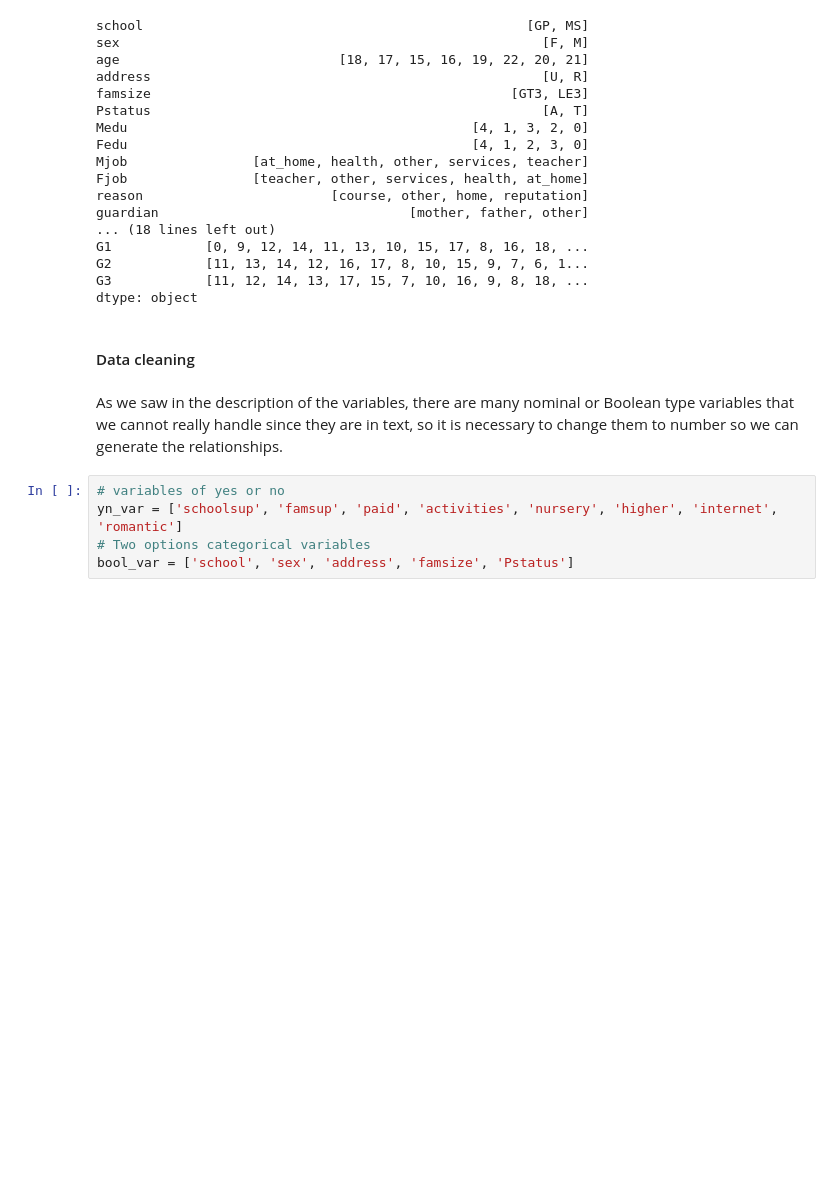
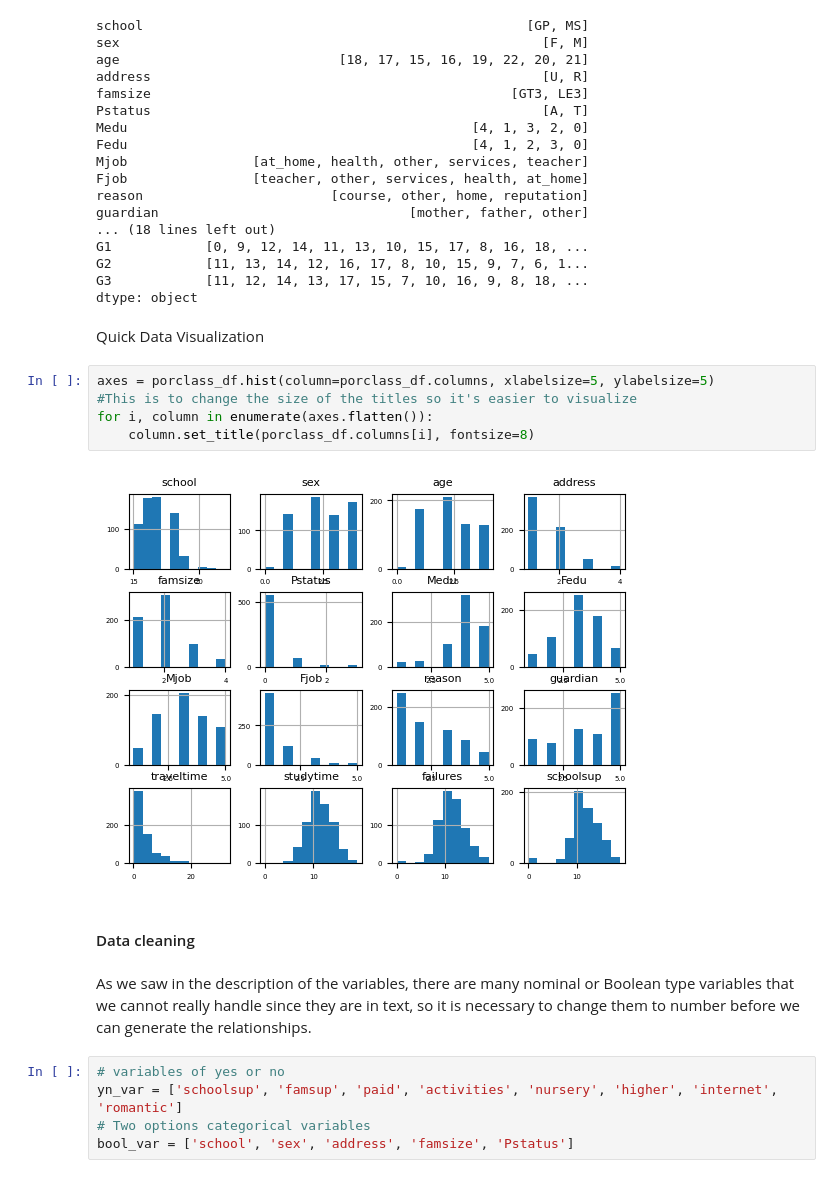
Before and after one commit to RafaelTakata0105/proyect-data-analysis, a Jupyter notebook: notebooks/proyect.ipynb, the cells around one changed output. Drawn from its saved outputs; the diff is of its cells as text; blank space fills up the shorter version.

```diff
--- a/notebooks/proyect.ipynb
+++ b/notebooks/proyect.ipynb
@@ -117,10 +122,19 @@ G1            [0, 9, 12, 14, 11, 13, 10, 15, 17, 8, 16, 18, ...
 G2            [11, 13, 14, 12, 16, 17, 8, 10, 15, 9, 7, 6, 1...
 G3            [11, 12, 14, 13, 17, 15, 7, 10, 16, 9, 8, 18, ...
 dtype: object
+# %% [markdown]
+Quick Data Visualization
+# %%
+axes = porclass_df.hist(column=porclass_df.columns, xlabelsize=5, ylabelsize=5)
+#This is to change the size of the titles so it's easier to visualize
+for i, column in enumerate(axes.flatten()):
+    column.set_title(porclass_df.columns[i], fontsize=8)
+# %% [output]
+[figure, added]
 # %% [markdown]
 #### Data cleaning
 # %% [markdown]
-As we saw in the description of the variables, there are many nominal or Boolean type variables that we cannot really handle since they are in text, so it is necessary to change them to number so we can generate the relationships.
+As we saw in the description of the variables, there are many nominal or Boolean type variables that we cannot really handle since they are in text, so it is necessary to change them to number before we can generate the relationships.
 # %%
 # variables of yes or no
 yn_var = ['schoolsup', 'famsup', 'paid', 'activities', 'nursery', 'higher', 'internet', 'romantic']
```
Also changed, not shown: parts of 42 cells of this notebook.
